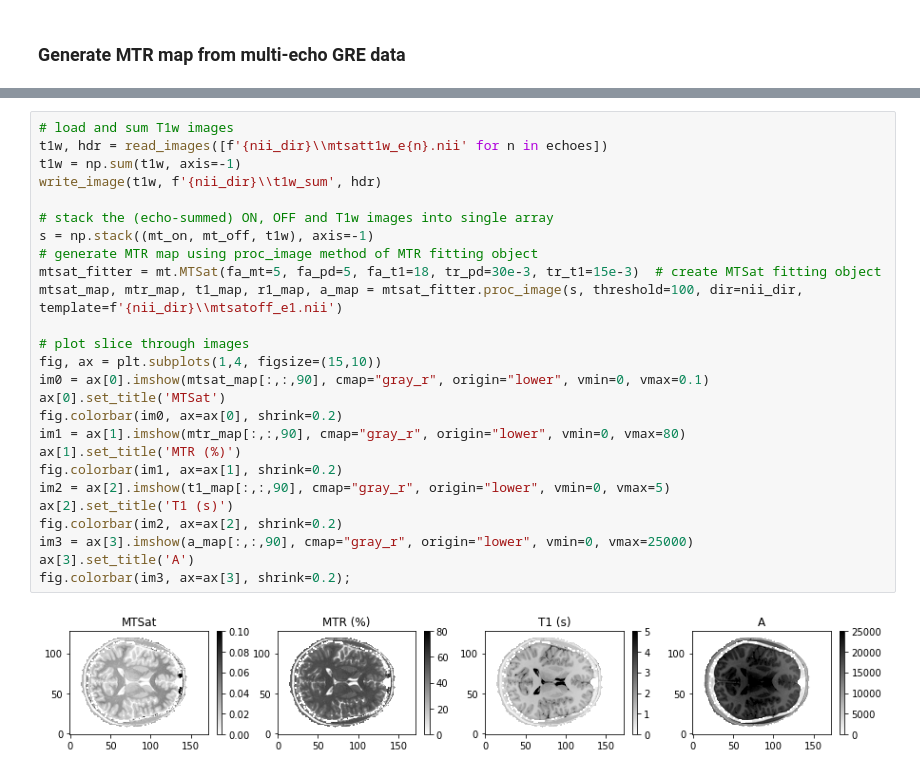
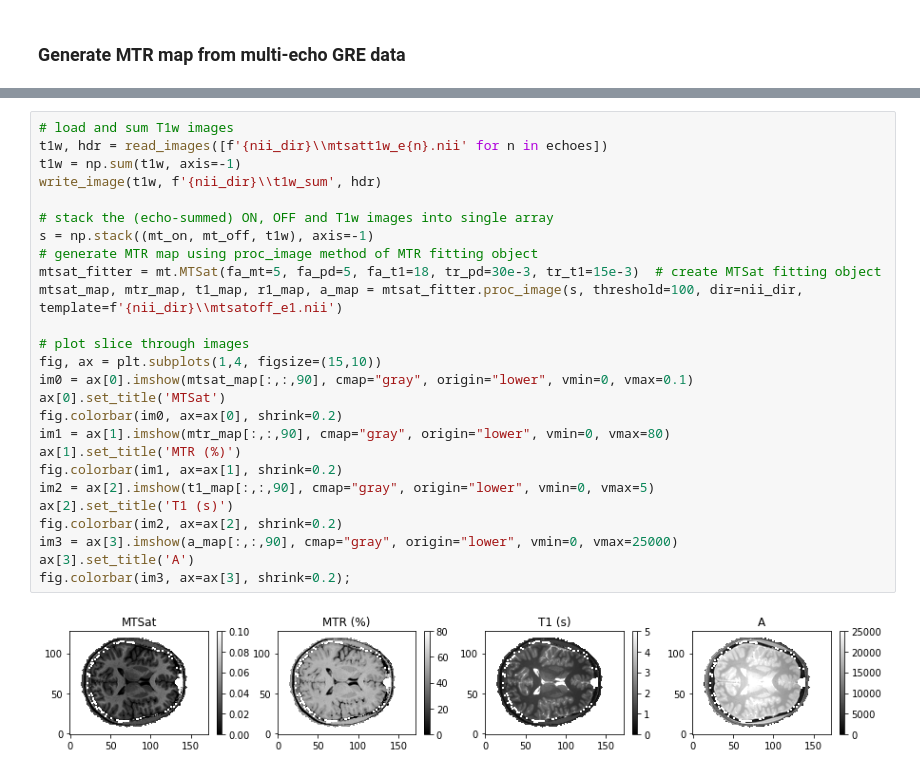
Before and after one commit to mjt320/SEPAL, a Jupyter notebook: demo/demo_mt.ipynb, the cells around one changed output, grey strips where cells are left out. Drawn from its saved outputs; the diff is of its cells as text.

```diff
--- a/demo/demo_mt.ipynb
+++ b/demo/demo_mt.ipynb
@@ -54,28 +54,28 @@ fig.colorbar(cax, shrink=0.2);
 # %%
 # load and sum T1w images
 t1w, hdr = read_images([f'{nii_dir}\\mtsatt1w_e{n}.nii' for n in echoes])
 t1w = np.sum(t1w, axis=-1)
 write_image(t1w, f'{nii_dir}\\t1w_sum', hdr)
 
 # stack the (echo-summed) ON, OFF and T1w images into single array
 s = np.stack((mt_on, mt_off, t1w), axis=-1)
 # generate MTR map using proc_image method of MTR fitting object
 mtsat_fitter = mt.MTSat(fa_mt=5, fa_pd=5, fa_t1=18, tr_pd=30e-3, tr_t1=15e-3)  # create MTSat fitting object
 mtsat_map, mtr_map, t1_map, r1_map, a_map = mtsat_fitter.proc_image(s, threshold=100, dir=nii_dir, template=f'{nii_dir}\\mtsatoff_e1.nii')
 
 # plot slice through images
 fig, ax = plt.subplots(1,4, figsize=(15,10))
-im0 = ax[0].imshow(mtsat_map[:,:,90], cmap="gray_r", origin="lower", vmin=0, vmax=0.1)
+im0 = ax[0].imshow(mtsat_map[:,:,90], cmap="gray", origin="lower", vmin=0, vmax=0.1)
 ax[0].set_title('MTSat')
 fig.colorbar(im0, ax=ax[0], shrink=0.2)
-im1 = ax[1].imshow(mtr_map[:,:,90], cmap="gray_r", origin="lower", vmin=0, vmax=80)
+im1 = ax[1].imshow(mtr_map[:,:,90], cmap="gray", origin="lower", vmin=0, vmax=80)
 ax[1].set_title('MTR (%)')
 fig.colorbar(im1, ax=ax[1], shrink=0.2)
-im2 = ax[2].imshow(t1_map[:,:,90], cmap="gray_r", origin="lower", vmin=0, vmax=5)
+im2 = ax[2].imshow(t1_map[:,:,90], cmap="gray", origin="lower", vmin=0, vmax=5)
 ax[2].set_title('T1 (s)')
 fig.colorbar(im2, ax=ax[2], shrink=0.2)
-im3 = ax[3].imshow(a_map[:,:,90], cmap="gray_r", origin="lower", vmin=0, vmax=25000)
+im3 = ax[3].imshow(a_map[:,:,90], cmap="gray", origin="lower", vmin=0, vmax=25000)
 ax[3].set_title('A')
 fig.colorbar(im3, ax=ax[3], shrink=0.2);
 # %% [output]
-[figure, old version]
+[figure, new version]
```
Also changed, not shown: parts of 1 cell of this notebook.
